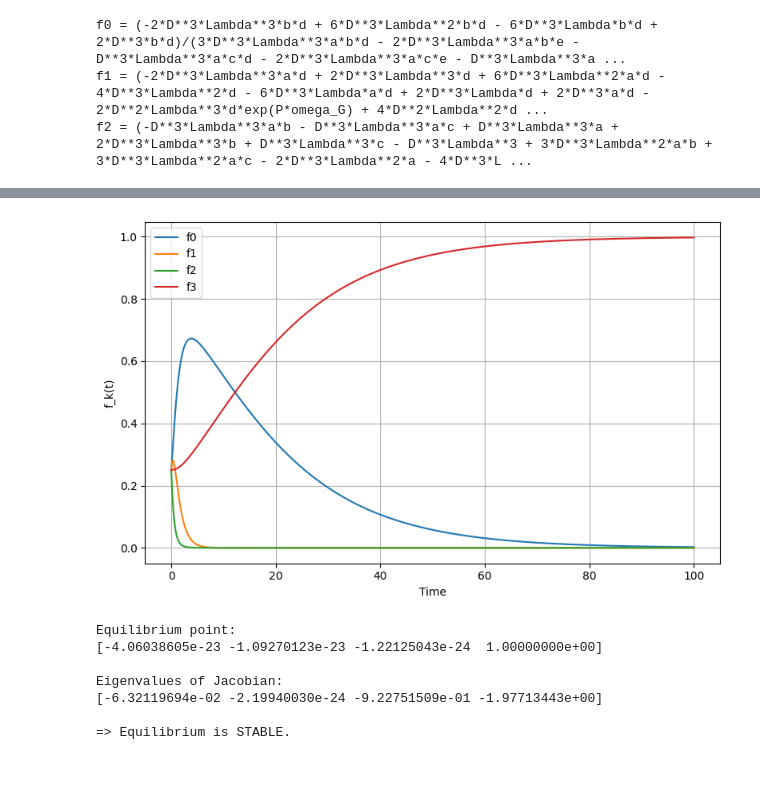
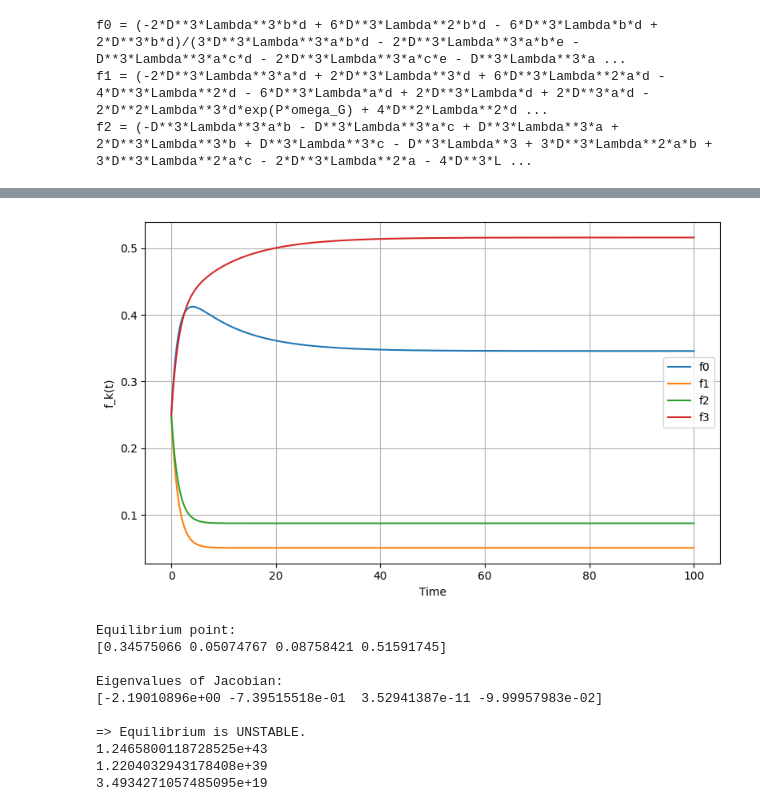
Before and after one commit to xuhanp2/IMLforBiologyMathModel, a Jupyter notebook: simulation.ipynb, the cells around one changed output, grey strips where cells are left out. Drawn from its saved outputs; the diff is of its cells as text; code cells hidden in the pictures; blank space fills up the shorter version.

```diff
--- a/simulation.ipynb
+++ b/simulation.ipynb
@@ -871,13 +741,12 @@ plt.show()
 # %%
-import numpy as np
 import matplotlib.pyplot as plt
 from scipy.optimize import fsolve
 import numpy.linalg as LA
 
-# R, S, T, P = 6, 5, 12, 3
-R, S, T, P = 6, 3, 12, 5 #PD
-omega_I = 1
-omega_G = 1
+R, S, T, P = 6, 5, 12, 3 #HD
+# R, S, T, P = 6, 3, 12, 5 #PD
+omega_I = 0.1
+omega_G = 15
 Lambda = 0.1
 
 def pi_C(x):
@@ -889,14 +758,11 @@ def pi_D(x):
 def G(x):
     return x*pi_C(x) + (1-x)*pi_D(x)
 
-
-# Precompute W1, W2
 W1 = np.exp(omega_I * (R+2*S)/3) + 2*np.exp(omega_I * (T+2*P)/3)
 W2 = 2*np.exp(omega_I * (2*R+S)/3) + np.exp(omega_I * (2*T+P)/3)
 def dfdt(f):
     f0, f1, f2, f3 = f
 
-    # denominator D
     D = (
         f0*np.exp(omega_G*P)
         + f1*np.exp(omega_G*(R+2*S+2*T+4*P)/9)
@@ -904,13 +770,10 @@ def dfdt(f):
         + f3*np.exp(omega_G*R)
     )
 
-    # df0
     df0 = (
         f1 * (2*np.exp(omega_I*pi_D(1/3)) / W1)
         + Lambda * f0 * (np.exp(omega_G*P)/D - 1)
     )
-
-    # df1
     df1 = (
         -f1*(2*np.exp(omega_I*(T+2*P)/3)/W1)
         -f1*(2*np.exp(omega_I*(R+2*S)/3)/W1)
@@ -918,7 +781,6 @@ def dfdt(f):
         + Lambda*f1*(np.exp(omega_G*(R+2*S+2*T+4*P)/9)/D - 1)
     )
 
-    # df2
     df2 = (
         -f2*(2*np.exp(omega_I*(2*T+P)/3)/W2)
         -f2*(2*np.exp(omega_I*(2*R+S)/3)/W2)
@@ -946,8 +808,6 @@ def rk4_step(f, dt):
 Tmax = 100
 dt = 0.001
 steps = int(Tmax/dt)
-
-# initial condition (must sum to 1)
 f = np.array([0.25, 0.25, 0.25, 0.25])
 history = np.zeros((steps, 4))
 time = np.linspace(0, Tmax, steps)
@@ -985,38 +845,53 @@ print("Equilibrium point:")
 print(eq_f, "\n")
 
 #stability
 def jacobian(f, eps=1e-6):
     n = len(f)
     J = np.zeros((n,n))
     F0 = dfdt(f)
 
     for j in range(n):
         f_perturb = f.copy()
         f_perturb[j] += eps
         f_perturb /= np.sum(f_perturb)
         F1 = dfdt(f_perturb)
         J[:, j] = (F1 - F0) / eps
 
     return J
 J_eq = jacobian(eq_f)
 # print("Jacobian at equilibrium:")
 # print(J_eq, "\n")
 eigvals, eigvecs = LA.eig(J_eq)
 print("Eigenvalues of Jacobian:")
 print(eigvals, "\n")
 
 if np.all(np.real(eigvals) < 0):
     print("=> Equilibrium is STABLE.")
 elif np.any(np.real(eigvals) > 0):
     print("=> Equilibrium is UNSTABLE.")
 else:
     print("=> Equilibrium is NON-HYPERBOLIC (zero real parts).")
+
+
+f0, f1, f2, f3 = eq_f
+D_eq = (
+      f0 * np.exp(omega_G * P)
+    + f1 * np.exp(omega_G * (R + 2*S + 2*T + 4*P) / 9)
+    + f2 * np.exp(omega_G * (4*R + 2*S + 2*T + P) / 9)
+    + f3 * np.exp(omega_G * R)
+)
+print(D_eq)
+print(np.exp(omega_G * R))
+print(np.exp(omega_G * P))
 # %% [output]
-[figure, old version]
+[figure, new version]
 Equilibrium point:
-[-4.06038605e-23 -1.09270123e-23 -1.22125043e-24  1.00000000e+00]
+[0.34575066 0.05074767 0.08758421 0.51591745]
 
 Eigenvalues of Jacobian:
-[-6.32119694e-02 -2.19940030e-24 -9.22751509e-01 -1.97713443e+00]
+[-2.19010896e+00 -7.39515518e-01  3.52941387e-11 -9.99957983e-02]
 
-=> Equilibrium is STABLE.
+=> Equilibrium is UNSTABLE.
+1.2465800118728525e+43
+1.2204032943178408e+39
+3.4934271057485095e+19
```
Also changed, not shown: parts of 8 cells of this notebook, 7 other files.
